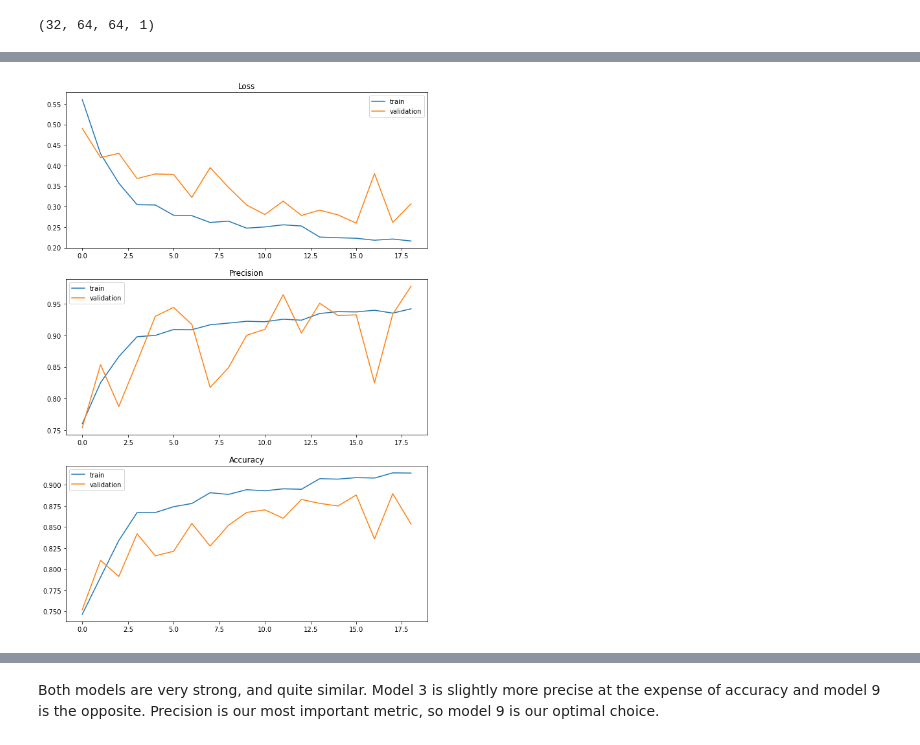
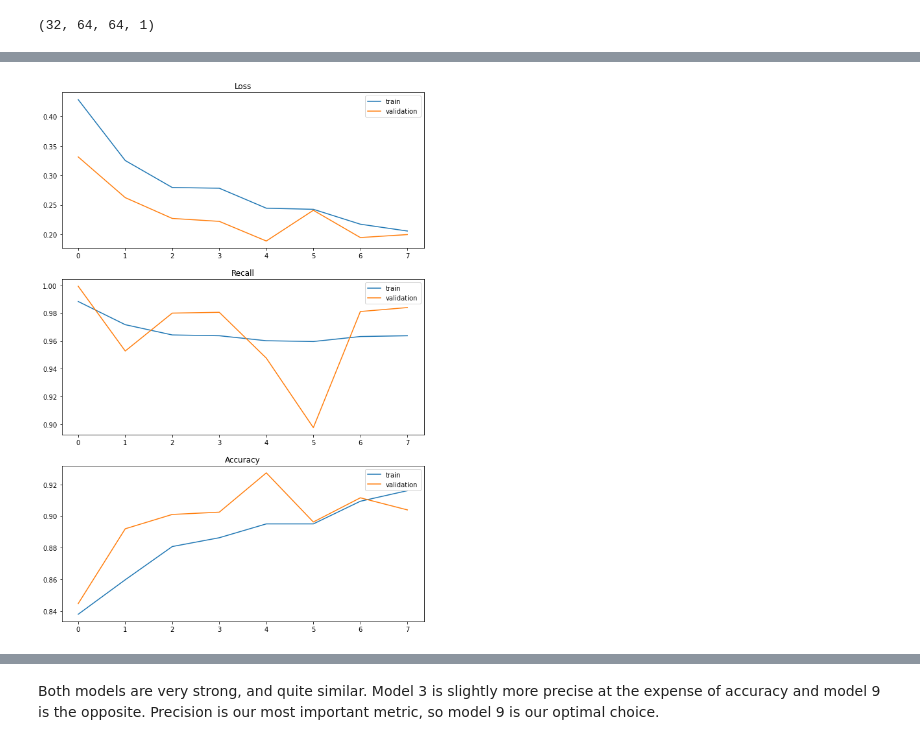
Before and after one commit to nickthetj/GroupProject4, a Jupyter notebook: notebooks/Lydia Scratch.ipynb, the cells around one changed output, grey strips where cells are left out. Drawn from its saved outputs; the diff is of its cells as text; code cells hidden in the pictures.

Commit message:
fixed recall

```diff
--- a/notebooks/Lydia Scratch.ipynb
+++ b/notebooks/Lydia Scratch.ipynb
@@ -35,7 +36,7 @@ train_images.shape
 # %% [output]
 (32, 64, 64, 1)
 # %%
-def plot_loss_and_accuracy(results, final=False):
+def plot_loss_recall_and_accuracy(results, final=False):
 
     if final:
         val_label="test"
@@ -45,8 +46,8 @@ def plot_loss_and_accuracy(results, final=False):
     # Extracting metrics from model fitting
     train_loss = results.history['loss']
     val_loss = results.history['val_loss']
-    train_precision = results.history['precision']
-    val_precision = results.history['val_precision']
+    train_recall = results.history['recall']
+    val_recall = results.history['val_recall']
     train_accuracy = results.history['binary_accuracy']
     val_accuracy = results.history['val_binary_accuracy']
 
@@ -60,9 +61,9 @@ def plot_loss_and_accuracy(results, final=False):
     ax1.legend()
 
     #Plotting precision
-    ax2.set_title("Precision")
-    sns.lineplot(x=results.epoch, y=train_precision, ax=ax2, label="train")
-    sns.lineplot(x=results.epoch, y=val_precision, ax=ax2, label=val_label)
+    ax2.set_title("Recall")
+    sns.lineplot(x=results.epoch, y=train_recall, ax=ax2, label="train")
+    sns.lineplot(x=results.epoch, y=val_recall, ax=ax2, label=val_label)
     ax2.legend()
 
     # Plotting accuracy info
@@ -616,65 +468,25 @@ Found 624 images belonging to 2 classes.
 # %%
-# model10 = models.Sequential()
-# model10.add(layers.Conv2D(filters=32,
-#                         kernel_size=(3, 3),
-#                         activation='relu',
-#                         input_shape=(64, 64, 1)))
-# model10.add(layers.MaxPooling2D(pool_size=(2, 2)))
-# model10.add(layers.Flatten())
-# model10.add(layers.Dropout(0.1))
-# model10.add(layers.Dense(64, activation='relu'))
-# model10.add(layers.Dense(1, activation='sigmoid'))
+model10 = models.Sequential()
+model10.add(layers.Conv2D(filters=32,
+                        kernel_size=(3, 3),
+                        activation='relu',
+                        input_shape=(64, 64, 1)))
+model10.add(layers.MaxPooling2D(pool_size=(2, 2)))
+model10.add(layers.Flatten())
+model10.add(layers.Dropout(0.1))
+model10.add(layers.Dense(64, activation='relu'))
+model10.add(layers.Dense(1, activation='sigmoid'))
 
-# model10.compile(optimizer='Adam',
-#               loss='BinaryCrossentropy',
-#               metrics=['Precision', 'BinaryAccuracy'])
+model10.compile(optimizer='Adam',
+                loss='BinaryCrossentropy',
+                metrics=['Recall', 'BinaryAccuracy'])
 
-# early_stop = EarlyStopping(monitor='val_loss', min_delta=1e-8,
-#                            verbose=1, patience=3,
-#                            mode='min')
+early_stop = EarlyStopping(monitor='val_loss', min_delta=1e-8,
+                           verbose=1, patience=3,
+                           mode='min')
 
-# results10 = model10.fit(train_generator2, epochs=25, validation_data=validation_set2,
-#                     callbacks=[early_stop])
-# plot_loss_and_accuracy(results10)
-
-print('''Epoch 1/25
-123/123 [==============================] - 55s 450ms/step - loss: 0.5605 - precision: 0.7603 - binary_accuracy: 0.7465 - val_loss: 0.4902 - val_precision: 0.7541 - val_binary_accuracy: 0.7521
-Epoch 2/25
-123/123 [==============================] - 55s 449ms/step - loss: 0.4286 - precision: 0.8252 - binary_accuracy: 0.7904 - val_loss: 0.4194 - val_precision: 0.8538 - val_binary_accuracy: 0.8104
-Epoch 3/25
-123/123 [==============================] - 56s 457ms/step - loss: 0.3571 - precision: 0.8665 - binary_accuracy: 0.8339 - val_loss: 0.4297 - val_precision: 0.7876 - val_binary_accuracy: 0.7913
-Epoch 4/25
-123/123 [==============================] - 59s 476ms/step - loss: 0.3047 - precision: 0.8980 - binary_accuracy: 0.8671 - val_loss: 0.3682 - val_precision: 0.8581 - val_binary_accuracy: 0.8419
-Epoch 5/25
-123/123 [==============================] - 55s 450ms/step - loss: 0.3039 - precision: 0.9001 - binary_accuracy: 0.8671 - val_loss: 0.3795 - val_precision: 0.9303 - val_binary_accuracy: 0.8158
-Epoch 6/25
-123/123 [==============================] - 55s 443ms/step - loss: 0.2790 - precision: 0.9094 - binary_accuracy: 0.8740 - val_loss: 0.3782 - val_precision: 0.9444 - val_binary_accuracy: 0.8212
-Epoch 7/25
-123/123 [==============================] - 56s 458ms/step - loss: 0.2779 - precision: 0.9091 - binary_accuracy: 0.8778 - val_loss: 0.3224 - val_precision: 0.9174 - val_binary_accuracy: 0.8542
-Epoch 8/25
-123/123 [==============================] - 54s 437ms/step - loss: 0.2613 - precision: 0.9169 - binary_accuracy: 0.8906 - val_loss: 0.3949 - val_precision: 0.8178 - val_binary_accuracy: 0.8273
-Epoch 9/25
-123/123 [==============================] - 53s 435ms/step - loss: 0.2646 - precision: 0.9195 - binary_accuracy: 0.8886 - val_loss: 0.3471 - val_precision: 0.8488 - val_binary_accuracy: 0.8519
-Epoch 10/25
-123/123 [==============================] - 53s 434ms/step - loss: 0.2475 - precision: 0.9224 - binary_accuracy: 0.8942 - val_loss: 0.3038 - val_precision: 0.9003 - val_binary_accuracy: 0.8672
-Epoch 11/25
-123/123 [==============================] - 54s 436ms/step - loss: 0.2505 - precision: 0.9217 - binary_accuracy: 0.8929 - val_loss: 0.2807 - val_precision: 0.9097 - val_binary_accuracy: 0.8703
-Epoch 12/25
-123/123 [==============================] - 53s 435ms/step - loss: 0.2556 - precision: 0.9257 - binary_accuracy: 0.8952 - val_loss: 0.3132 - val_precision: 0.9645 - val_binary_accuracy: 0.8603
-Epoch 13/25
-123/123 [==============================] - 53s 430ms/step - loss: 0.2527 - precision: 0.9242 - binary_accuracy: 0.8947 - val_loss: 0.2785 - val_precision: 0.9039 - val_binary_accuracy: 0.8826
-Epoch 14/25
-123/123 [==============================] - 54s 436ms/step - loss: 0.2258 - precision: 0.9347 - binary_accuracy: 0.9072 - val_loss: 0.2913 - val_precision: 0.9509 - val_binary_accuracy: 0.8780
-Epoch 15/25
-123/123 [==============================] - 53s 432ms/step - loss: 0.2242 - precision: 0.9377 - binary_accuracy: 0.9067 - val_loss: 0.2798 - val_precision: 0.9314 - val_binary_accuracy: 0.8749
-Epoch 16/25
-123/123 [==============================] - 53s 431ms/step - loss: 0.2229 - precision: 0.9372 - binary_accuracy: 0.9085 - val_loss: 0.2597 - val_precision: 0.9326 - val_binary_accuracy: 0.8880
-Epoch 17/25
-123/123 [==============================] - 55s 449ms/step - loss: 0.2181 - precision: 0.9399 - binary_accuracy: 0.9080 - val_loss: 0.3802 - val_precision: 0.8250 - val_binary_accuracy: 0.8358
-Epoch 18/25
-123/123 [==============================] - 54s 440ms/step - loss: 0.2210 - precision: 0.9353 - binary_accuracy: 0.9141 - val_loss: 0.2614 - val_precision: 0.9337 - val_binary_accuracy: 0.8895
-Epoch 19/25
-123/123 [==============================] - 55s 449ms/step - loss: 0.2162 - precision: 0.9422 - binary_accuracy: 0.9139 - val_loss: 0.3067 - val_precision: 0.9779 - val_binary_accuracy: 0.8534
-Epoch 00019: early stopping''')
+results10 = model10.fit(train_generator2, epochs=25, validation_data=validation_set2,
+                    callbacks=[early_stop])
+plot_loss_recall_and_accuracy(results10)
 # %% [output]
 Epoch 1/25
@@ -697,4 +509,4 @@ Epoch 00019: early stopping
-[figure, old version]
+[figure, new version]
 # %%
 #Compare our two best models
 
```
Also changed, not shown: parts of 32 cells of this notebook, 10 other files.
